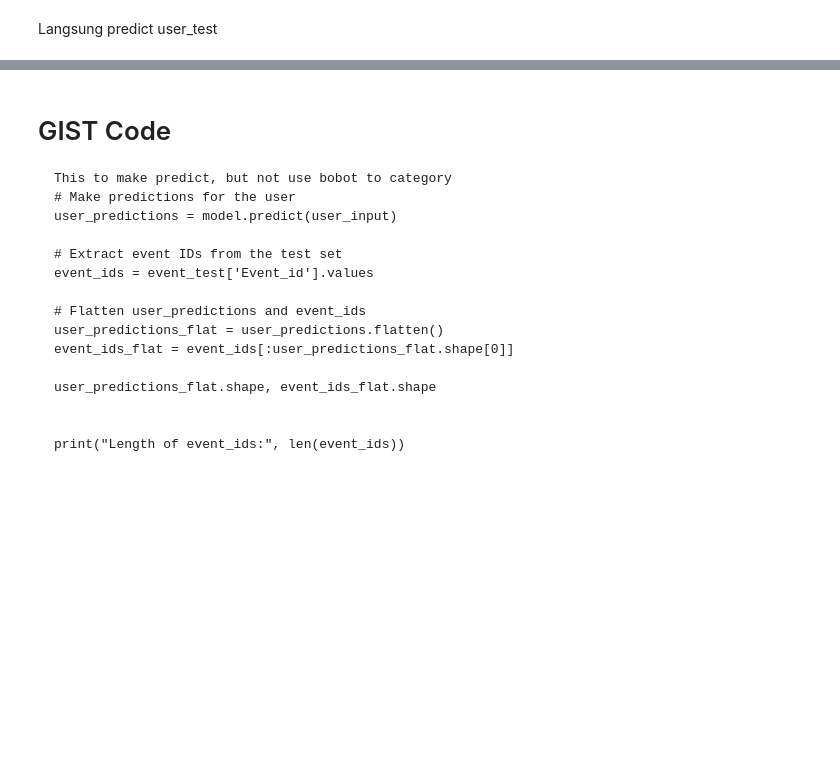
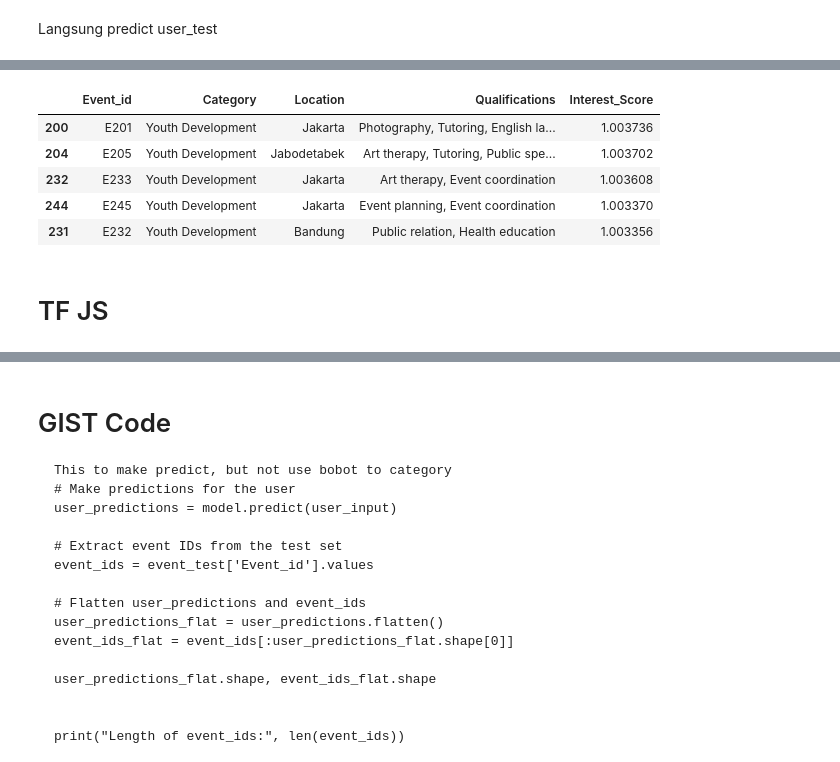
Before and after one commit to Capstone-CH2-PS374/CH2-PS_Recommendation-System, a Jupyter notebook: Recommender.ipynb, the cells around one changed output, grey strips where cells are left out. Saved outputs shown, nothing was run; the diff lists cells and outputs as text; code cells hidden in the pictures; blank space fills up the shorter version.

```diff
--- a/Recommender.ipynb
+++ b/Recommender.ipynb
@@ -644 +296,29 @@ top_5_recommendations
+# %%
+# Example new user
+new_user_data = {
+    'Volunteer Name' : 'Anto Sutirto',
+    'Skills': 'Python, Data Analysis',
+    'Location': 'Jakarta',
+    'Type of Organization': 'IT',
+}
+new_userData = pd.DataFrame([new_user_data])
+
+# Pra-pemrosesan data user baru
+new_user_skills_seq = tokenizer_skill.texts_to_sequences(new_userData['Skills'])
+new_user_skills_pad = pad_sequences(new_user_skills_seq, maxlen=max_length, padding=padding_type, truncating= trunc_type)
+
+new_user_loc_org_encoded = encoder.transform(new_userData[['Location','Type of Organization']])
+
+# memberikan input untuk 'Qualifications' dan 'Category' dan 'Location' dari event.
+# menggunakan rata-rata atau median dari data training untuk ini.
+average_qualifications_pad = np.mean(qualification_pad, axis=0)[None, ...]
+average_event_cat_loc_org_encoded = np.mean(event_cat_loc_org_encoded_train, axis=0)[None, ...]
+
+# Membuat input untuk model
+new_user_input = [
+    new_user_skills_pad,
+    new_user_loc_org_encoded,
+    average_qualifications_pad,
+    average_event_cat_loc_org_encoded,
+]
 # %%
@@ -703,0 +357,16 @@ top_recommendations
+# %%
+user_predictions = model.predict(new_user_input)
+
+# Change prediksi menjadi DataFrame
+predictions_df = pd.DataFrame(user_predictions.flatten(), columns=['Interest_Score'])
+
+# Gabungkan prediksi dengan data event
+results_df = pd.concat([event_df.reset_index(drop=True), predictions_df], axis=1)
+
+# sort event berdasarkan 'Interest_Score'
+results_df = results_df.sort_values(by='Interest_Score', ascending=False)
+
+# Tampilkan 5 rekomendasi tertinggi
+top_5_recommendations = results_df.head()
+top_5_recommendations
+# %% [output]
@@ -703,0 +374,8 @@ top_recommendations
+|  | Event_id | Category | Location | Qualifications | Interest_Score |
+| 200 | E201 | Youth Development | Jakarta | Photography, Tutoring, English la... | 1.003736 |
+| 204 | E205 | Youth Development | Jabodetabek | Art therapy, Tutoring, Public spe... | 1.003702 |
+| 232 | E233 | Youth Development | Jakarta | Art therapy, Event coordination | 1.003608 |
+| 244 | E245 | Youth Development | Jakarta | Event planning, Event coordination | 1.003370 |
+| 231 | E232 | Youth Development | Bandung | Public relation, Health education | 1.003356 |
+# %% [markdown]
+# TF JS
```
Also changed, not shown: parts of 64 cells of this notebook.
